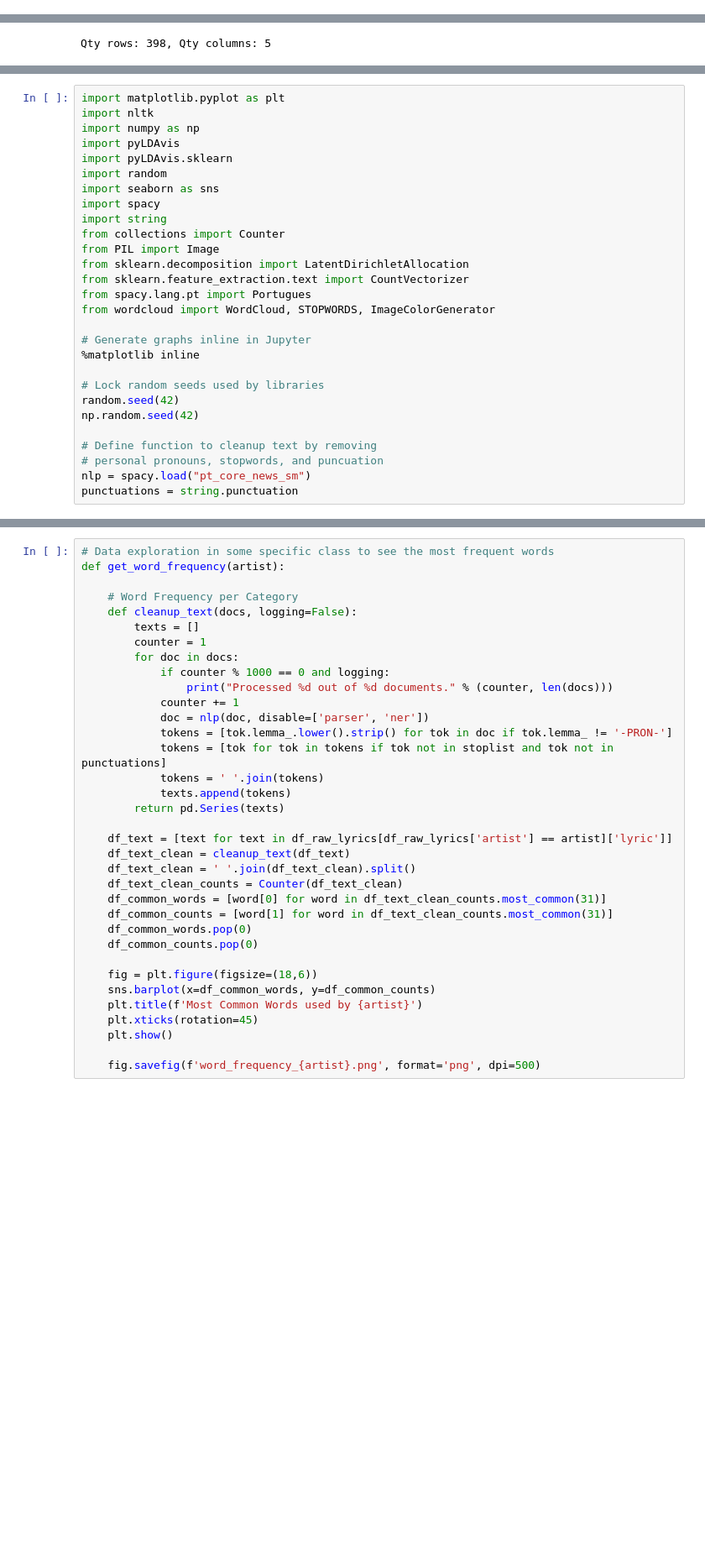
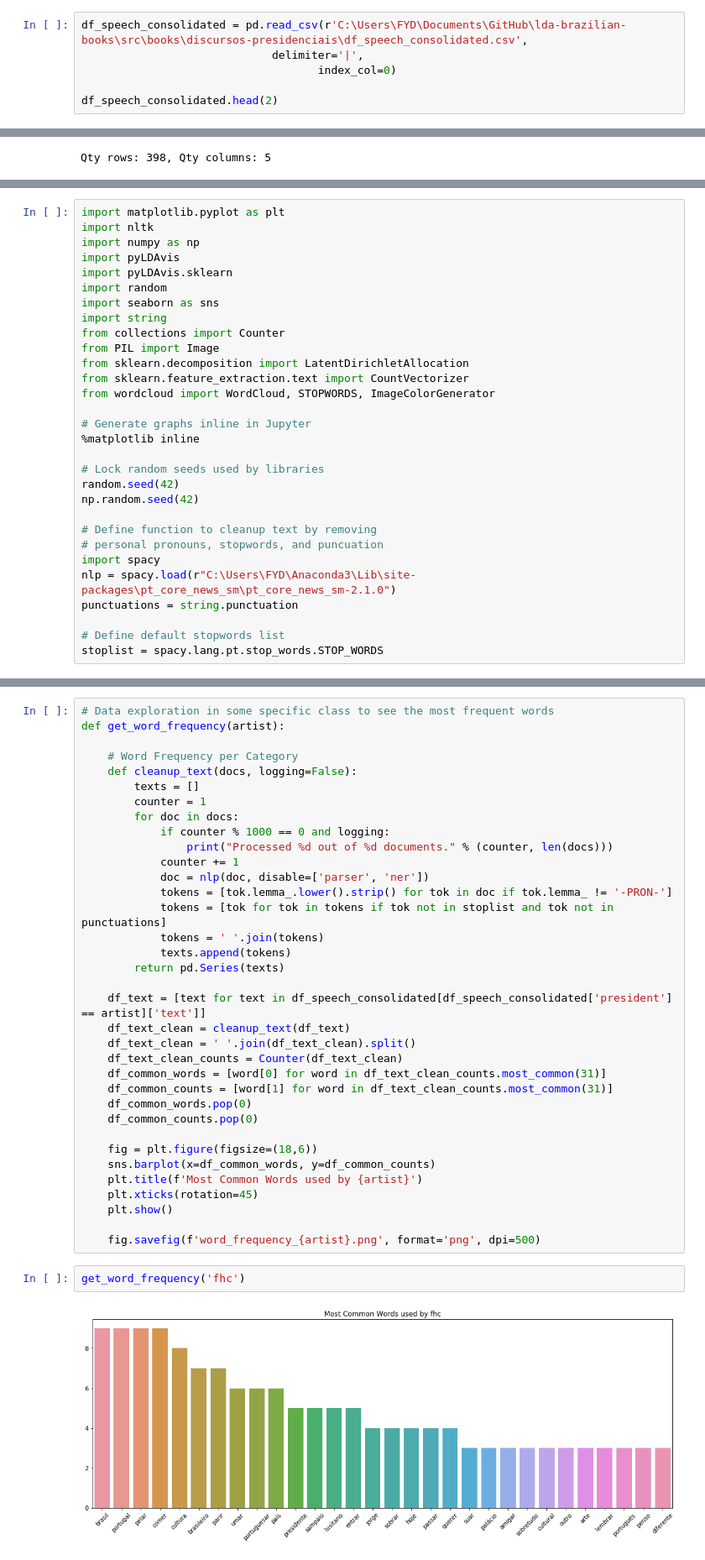
Before and after one commit to fclesio/lda-brazilian-books, a Jupyter notebook: src/lda-presidential-speeches.ipynb, the cells around one changed output, grey strips where cells are left out. Shown at 84% size. Drawn from its saved outputs; the diff is of its cells as text; blank space fills up the shorter version.

Commit message:
Generate first version with exhaustive stopwords and images of maps

```diff
--- a/src/lda-presidential-speeches.ipynb
+++ b/src/lda-presidential-speeches.ipynb
@@ -89,3 +97,9 @@ df_speech_consolidated.to_csv(r'C:\Users\FYD\Documents\GitHub\lda-brazilian-book
 df_speech_consolidated['text_processed'].head(1)[0]
 # %% [output]
 'desejo antes tudo agradecer presidente jorge sampaio esposa maria josé ritta gesto receber palácio ajuda demonstração fidalguia distingue estimado casal amigo brasil amigo brasileiros convivência pre ...
+# %%
+df_speech_consolidated = pd.read_csv(r'C:\Users\FYD\Documents\GitHub\lda-brazilian-books\src\books\discursos-presidenciais\df_speech_consolidated.csv',
+                             delimiter='|',
+                                    index_col=0)
+
+df_speech_consolidated.head(2)
@@ -112,13 +130,11 @@ import pyLDAvis
 import pyLDAvis.sklearn
 import random
 import seaborn as sns
-import spacy
 import string
 from collections import Counter
 from PIL import Image
 from sklearn.decomposition import LatentDirichletAllocation
 from sklearn.feature_extraction.text import CountVectorizer
-from spacy.lang.pt import Portugues
 from wordcloud import WordCloud, STOPWORDS, ImageColorGenerator
 
 # Generate graphs inline in Jupyter
@@ -130,5 +146,9 @@ np.random.seed(42)
 
 # Define function to cleanup text by removing
 # personal pronouns, stopwords, and puncuation
-nlp = spacy.load("pt_core_news_sm")
+import spacy
+nlp = spacy.load(r"C:\Users\FYD\Anaconda3\Lib\site-packages\pt_core_news_sm\pt_core_news_sm-2.1.0")
 punctuations = string.punctuation
+
+# Define default stopwords list
+stoplist = spacy.lang.pt.stop_words.STOP_WORDS
@@ -155,7 +738,7 @@ def get_word_frequency(artist):
             texts.append(tokens)
         return pd.Series(texts)
 
-    df_text = [text for text in df_raw_lyrics[df_raw_lyrics['artist'] == artist]['lyric']]
+    df_text = [text for text in df_speech_consolidated[df_speech_consolidated['president'] == artist]['text']]
     df_text_clean = cleanup_text(df_text)
     df_text_clean = ' '.join(df_text_clean).split()
     df_text_clean_counts = Counter(df_text_clean)
@@ -171,3 +754,7 @@ def get_word_frequency(artist):
     plt.show()
 
     fig.savefig(f'word_frequency_{artist}.png', format='png', dpi=500)
+# %%
+get_word_frequency('fhc')
+# %% [output]
+[figure, added]
```
Also changed, not shown: parts of 10 cells of this notebook, 5 other files.
